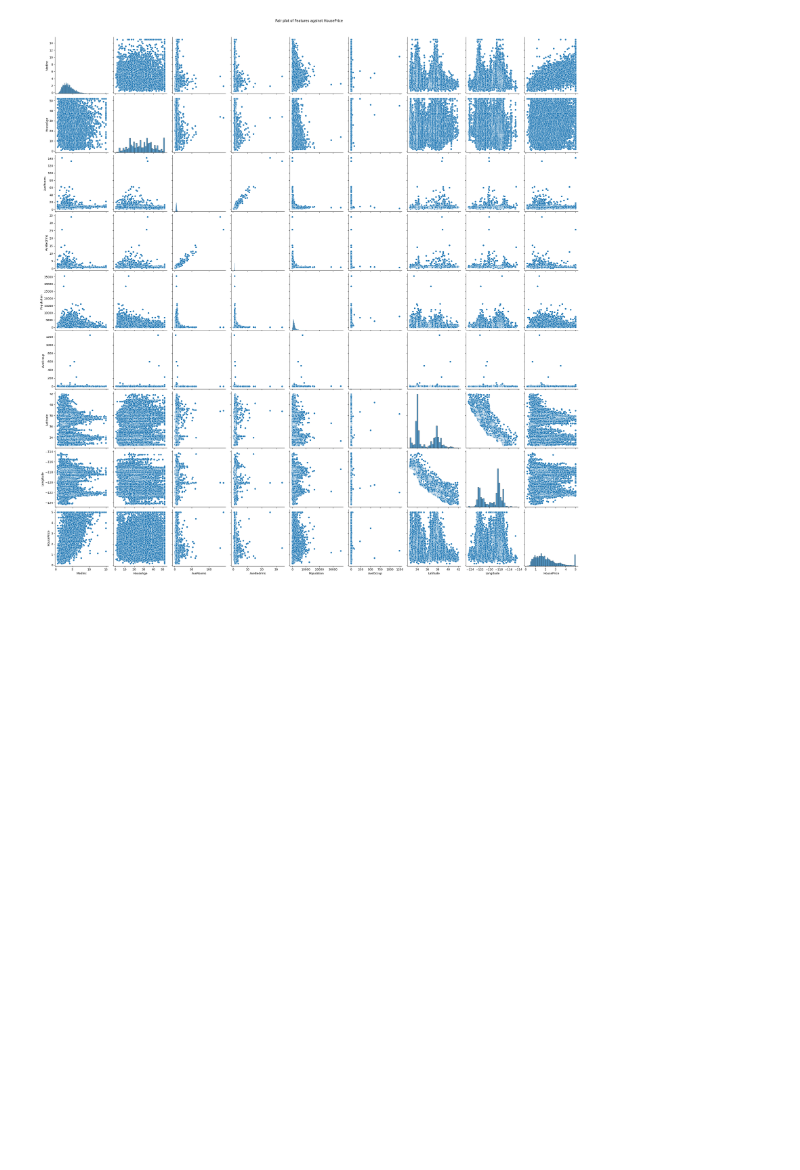
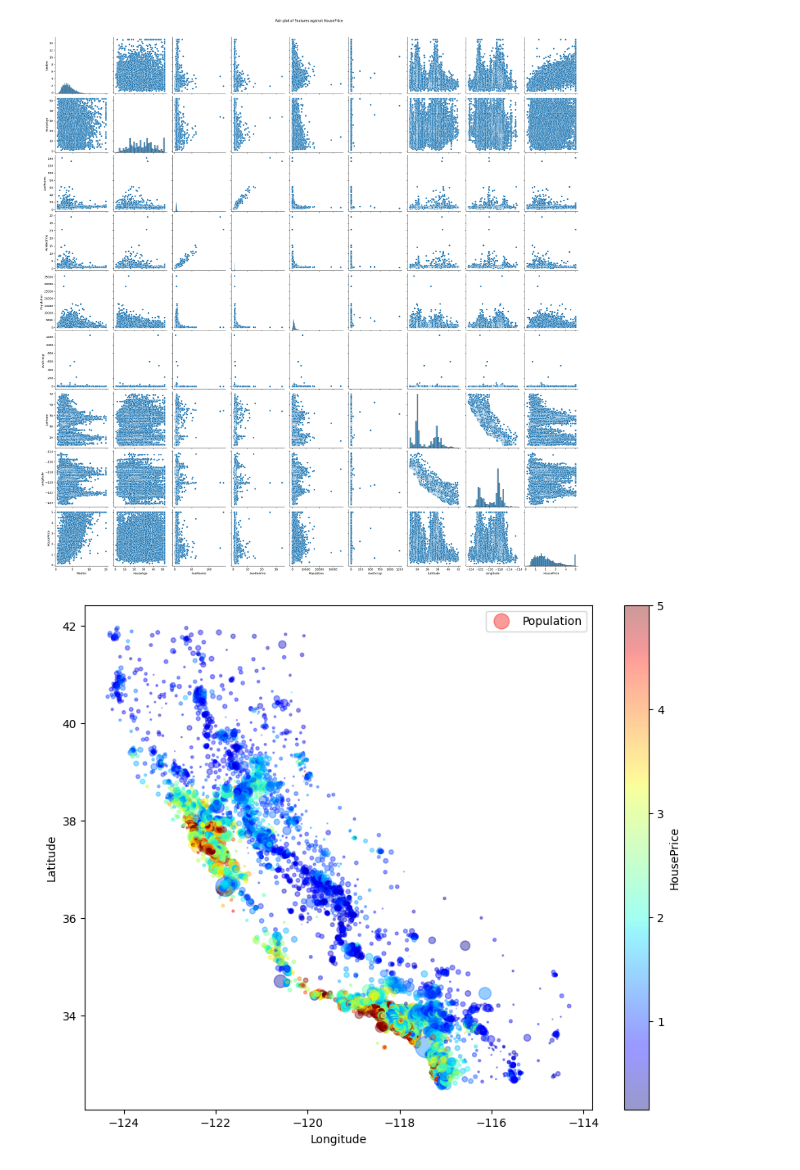
Before and after one commit to Tolegithub7/ml_labs, a Jupyter notebook: Linear_Regression.ipynb, the cells around one changed output. Cells and saved outputs as stored; diff of their text form; code cells hidden in the pictures; blank space fills up the shorter version.

Commit message:
Geospatial Plot of California Housing

```diff
--- a/Linear_Regression.ipynb
+++ b/Linear_Regression.ipynb
@@ -82,3 +82,19 @@ plt.suptitle('Pair plot of Features against HousePrice', y=1.02)
 plt.show()
 # %% [output]
 [figure]
+# %%
+housing_df.plot(
+    kind = "scatter",
+    x = 'Longitude',
+    y = "Latitude",
+    alpha = 0.4,
+    s = housing_df['Population']/100,
+    label = "Population",
+    c = "HousePrice",
+    cmap = "jet",
+    colorbar = True,
+    figsize = (10, 8)
+)
+plt.show()
+# %% [output]
+[figure, added]
```
